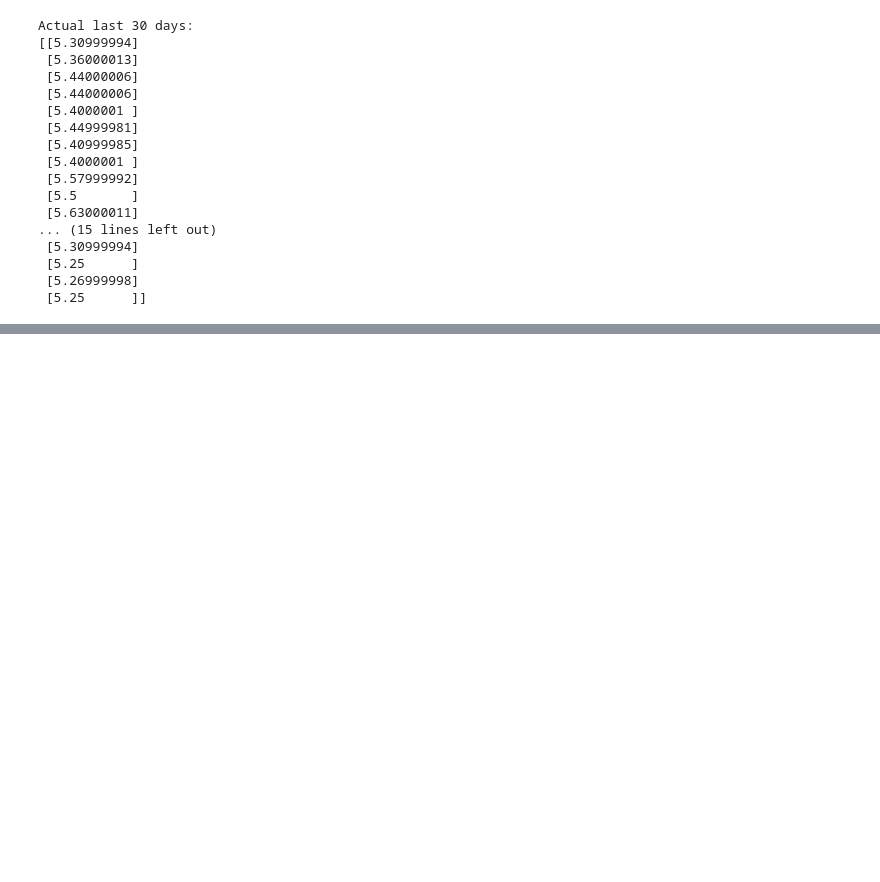
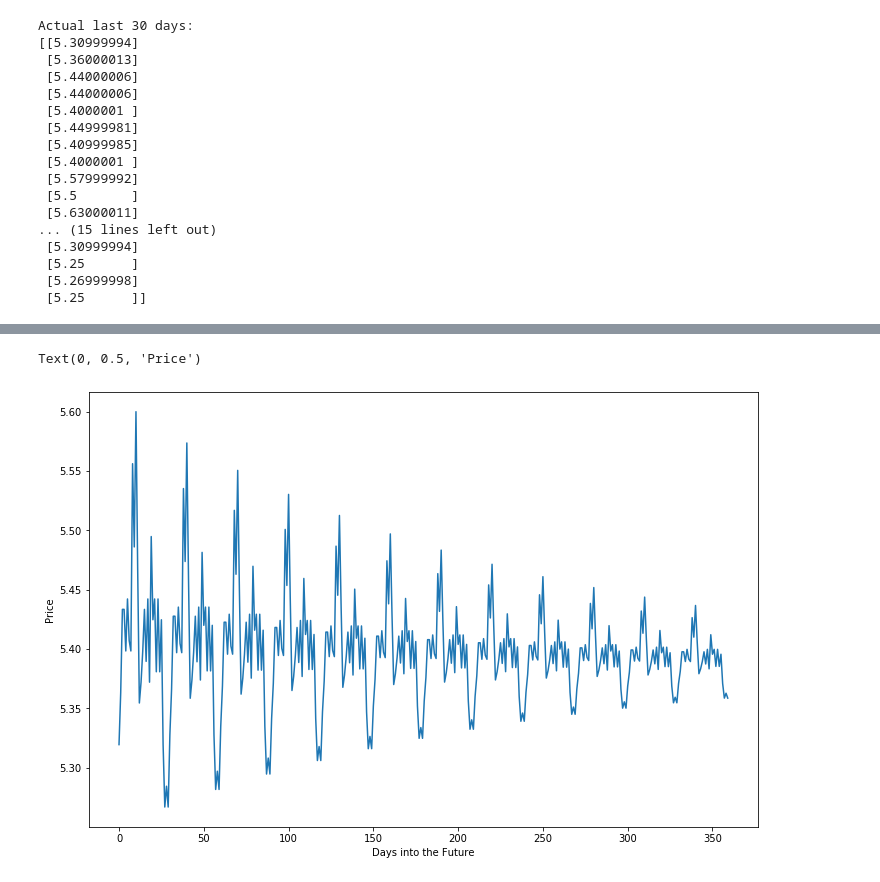
Before and after one commit to KiraDragon/COS20083-Assignment2, a Jupyter notebook: Assignment2_COS20083/maxisStockpredict.ipynb, the cells around one changed output, grey strips where cells are left out. Cells and saved outputs as stored; diff of their text form; code cells hidden in the pictures; blank space fills up the shorter version.

Commit message:
Tried predicting forwards

```diff
--- a/Assignment2_COS20083/maxisStockpredict.ipynb
+++ b/Assignment2_COS20083/maxisStockpredict.ipynb
@@ -168,0 +174,15 @@ Text(0, 0.5, 'Price')
+# %%
+y_pre2 = []
+y_pre2.append(np.array(y_pre))
+for x in range(11):
+    y_pre_alt = y_pre2[x]
+    y_pre_in = lr.predict(y_pre_alt.reshape(-1, 1))
+    y_pre2.append(np.array(y_pre_in))
+# %%
+forward = []
+for x in y_pre2:
+    for y in x:
+        forward.append(y)
+
+print(y_pre2)
+print(forward)
@@ -168,0 +207,9 @@ Text(0, 0.5, 'Price')
+# %%
+#The stock prices predicted from 1 day into the future, to 365 days into the future
+plt.figure(figsize = (12,8))
+plt.plot(forward)
+plt.xlabel("Days into the Future")
+plt.ylabel("Price")
+# %% [output]
+Text(0, 0.5, 'Price')
+[figure, added]
```
Also changed, not shown: parts of 6 cells of this notebook, 1 other file.
